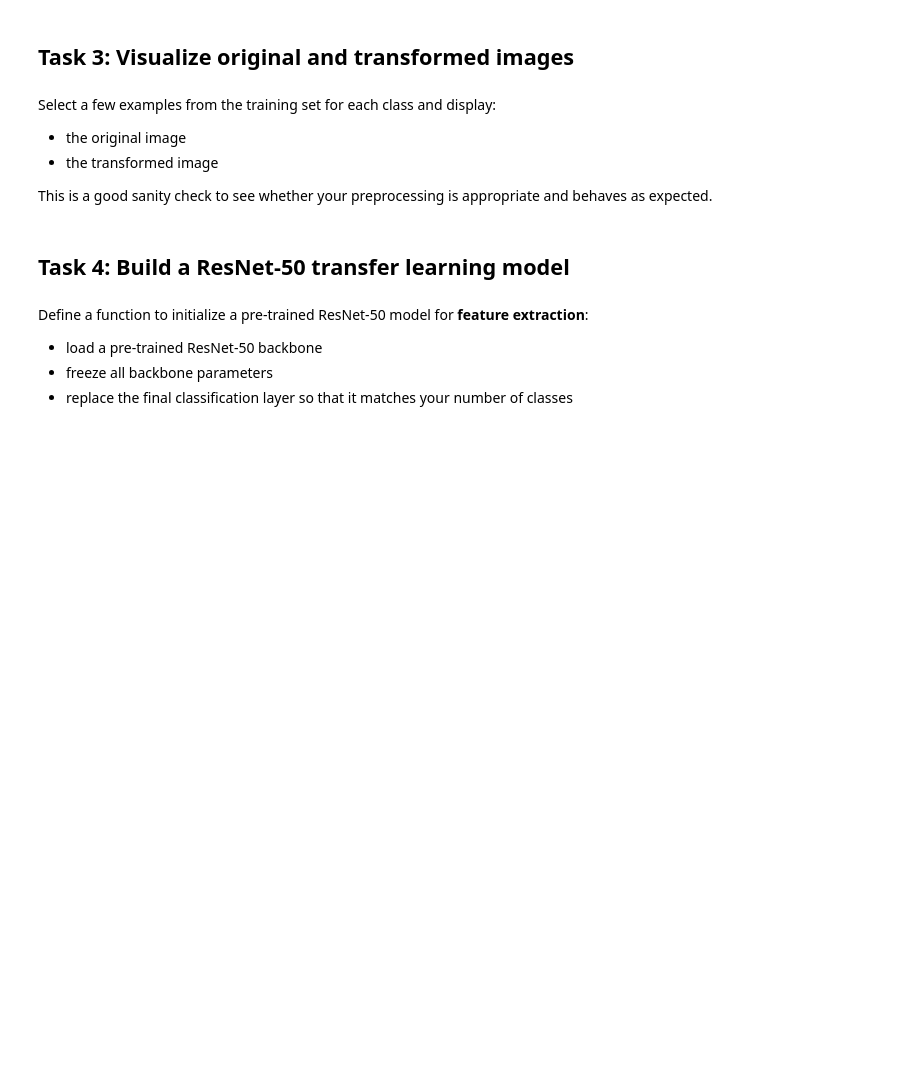
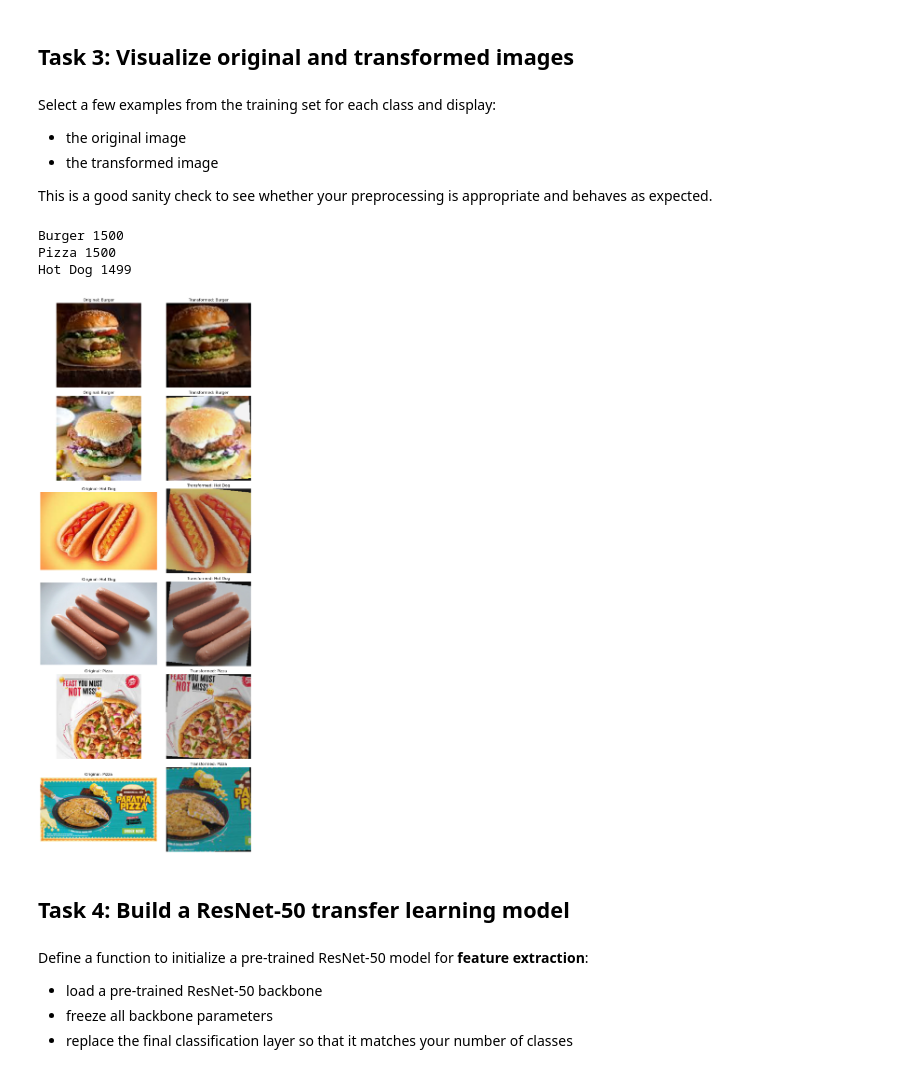
Before and after one commit to bjrnschmdt/machine_learning_degree, a Jupyter notebook: applied-machine-learning/week-05/Week5_Notebook1_Fast-Food.ipynb, the cells around one changed output. Saved outputs shown, nothing was run; the diff lists cells and outputs as text; code cells hidden in the pictures; blank space fills up the shorter version.

```diff
--- a/applied-machine-learning/week-05/Week5_Notebook1_Fast-Food.ipynb
+++ b/applied-machine-learning/week-05/Week5_Notebook1_Fast-Food.ipynb
@@ -267,14 +313,27 @@ Create two preprocessing pipelines with `transforms.Compose()`:
 Use the ImageNet mean and standard deviation because we will use a pre-trained ResNet-50.
 # %%
 # TODO: Research and define the ImageNet normalization constants
-IMAGENET_MEAN = ...
-IMAGENET_STD = ...
+IMAGENET_MEAN = [0.485, 0.456, 0.406]
+IMAGENET_STD = [0.229, 0.224, 0.225]
 
 # TODO: Build `train_transform` with Resize, CenterCrop, three augmentations of your choice, ToTensor and Normalize
-train_transform = ...
+train_transform = transforms.Compose([
+    transforms.Resize(256),
+    transforms.CenterCrop(224),
+    transforms.RandomHorizontalFlip(),
+    transforms.RandomRotation(10),
+    transforms.ColorJitter(brightness=0.2, contrast=0.2),
+    transforms.ToTensor(),
+    transforms.Normalize(IMAGENET_MEAN, IMAGENET_STD)
+])
 
 # TODO: Build `eval_transform` with Resize, CenterCrop, ToTensor and Normalize
-eval_transform = ...
+eval_transform = transforms.Compose([
+    transforms.Resize(256),
+    transforms.CenterCrop(224),
+    transforms.ToTensor(),
+    transforms.Normalize(IMAGENET_MEAN, IMAGENET_STD)
+])
 # %% [markdown]
 ## Task 2: Load the datasets and create dataloaders
 # %% [markdown]
@@ -287,19 +346,19 @@ Then create `DataLoader` objects for all three splits.
 #  - Use the training transform for the training data
 #  - Use the evaluation transform for validation and test data
 
-raw_train_dataset = ...
-train_dataset = ...
-valid_dataset = ...
-test_dataset = ...
+raw_train_dataset = datasets.ImageFolder(TRAIN_DIR)
+train_dataset = datasets.ImageFolder(TRAIN_DIR, transform=train_transform)
+valid_dataset = datasets.ImageFolder(VALID_DIR, transform=eval_transform)
+test_dataset = datasets.ImageFolder(TEST_DIR, transform=eval_transform)
 
 # TODO: Create dataloaders for train, validation, and test
-train_loader = ...
-valid_loader = ...
-test_loader = ...
+train_loader = DataLoader(train_dataset, batch_size=BATCH_SIZE, shuffle=True)
+valid_loader = DataLoader(valid_dataset, batch_size=BATCH_SIZE, shuffle=False)
+test_loader = DataLoader(test_dataset, batch_size=BATCH_SIZE, shuffle=False)
 
 # TODO: Extract the number of classes and the class labels
-num_classes = ...
-class_names = ...
+num_classes = len(train_dataset.classes)
+class_names = train_dataset.classes
 
 print("Number of classes:", num_classes)
 print("Classes:", class_names)
@@ -312,12 +374,27 @@ Select a few examples from the training set for each class and display:
 - the transformed image
 
 This is a good sanity check to see whether your preprocessing is appropriate and behaves as expected.
+# %%
+import os
+
+for class_name in os.listdir(TRAIN_DIR):
+    class_path = os.path.join(TRAIN_DIR, class_name)
+
+    if os.path.isdir(class_path):
+        num_images = len(os.listdir(class_path))
+        print(class_name, num_images)
+# %% [output]
+Burger 1500
+Pizza 1500
+Hot Dog 1499
 # %%
 # TODO: Create a small list of sample indices with at least two samples per class (hint: check the number of images per class in the data directory)
-sample_indices = ...
+sample_indices = [0, 1, 1500, 1501, 2999, 3000]
 
 # TODO: Visualize the original and transformed version of each sample side by side using the helper function defined above
-show_original_and_transformed(...)
+show_original_and_transformed(raw_train_dataset, train_dataset, class_names, sample_indices)
+# %% [output]
+[figure, added]
 # %% [markdown]
 ## Task 4: Build a ResNet-50 transfer learning model
 # %% [markdown]
```
Also changed, not shown: parts of 9 cells of this notebook.
